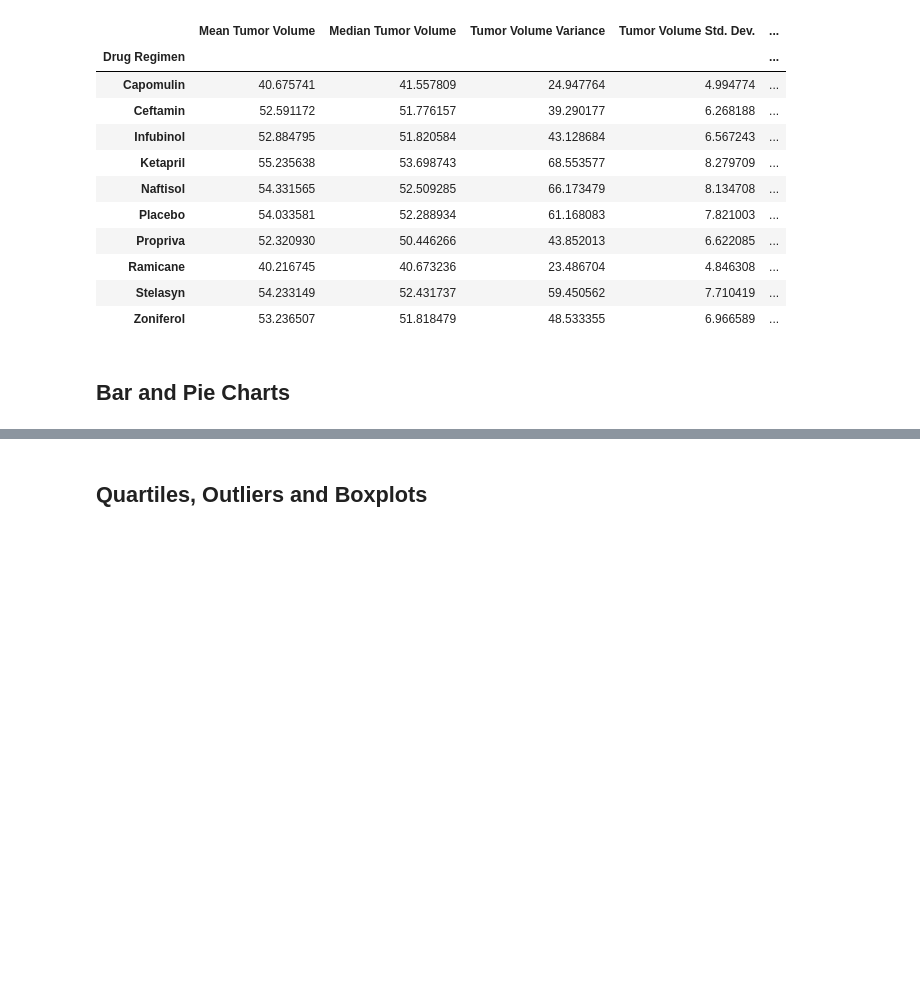
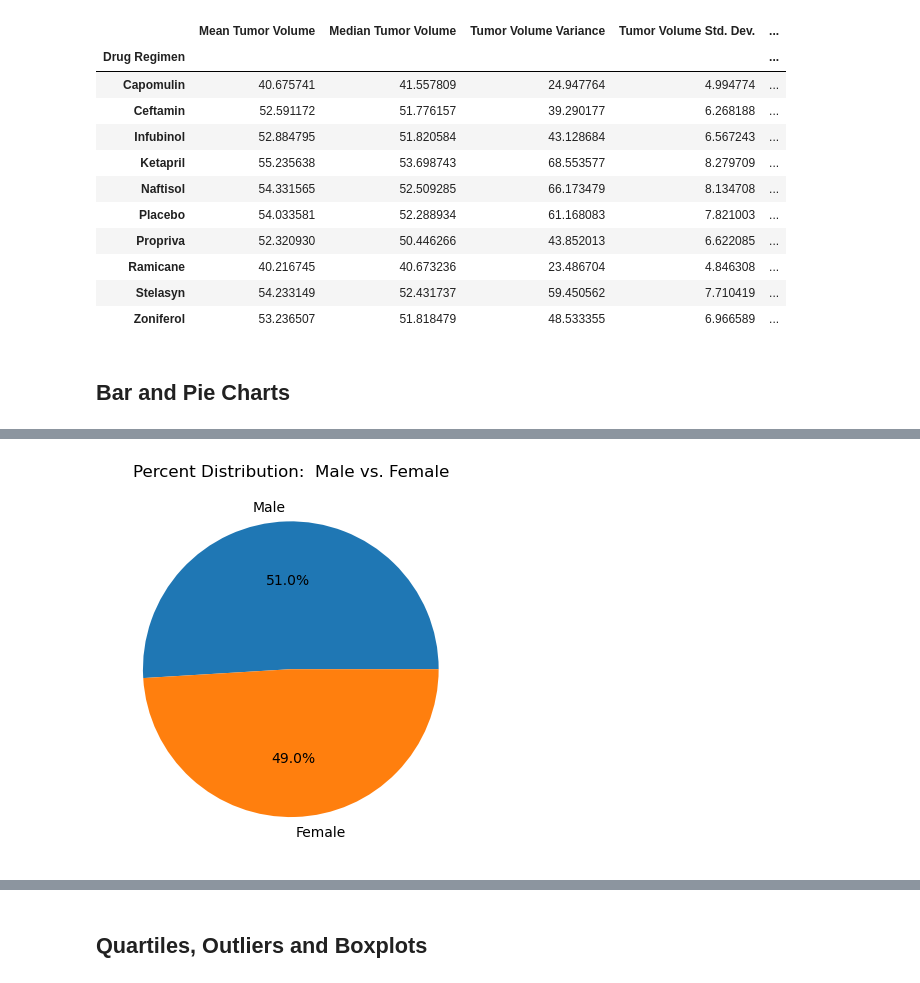
Before and after one commit to eaveltre21189/matplotlib_challenge, a Jupyter notebook: pymaceuticals.ipynb, the cells around one changed output, grey strips where cells are left out. Drawn from its saved outputs; the diff is of its cells as text; code cells hidden in the pictures; blank space fills up the shorter version.

```diff
--- a/pymaceuticals.ipynb
+++ b/pymaceuticals.ipynb
@@ -154 +202,12 @@ timepoint_count = cleaned_data.groupby("Drug Regimen")["Timepoint"].count()
+# %%
+# Generate a pie plot showing the distribution of female versus male mice using Pandas
+mouse_gender_counts = cleaned_data.groupby("Sex")["Mouse ID"].count()
+mouse_gender_df = pd.DataFrame({"Count": mouse_gender_counts}).reset_index()
+mouse_gender_df = mouse_gender_df.sort_values("Count", ascending=False)
+gender_pie = mouse_gender_df.plot(kind="pie", y="Count", labels=mouse_gender_df["Sex"], legend=False, autopct="%1.1f%%")
+gender_pie.set_title("Percent Distribution:  Male vs. Female")
+gender_pie.set_ylabel("")
+plt.show()
+# %% [output]
+[figure, added]
 # %%
```
Also changed, not shown: parts of 9 cells of this notebook.
